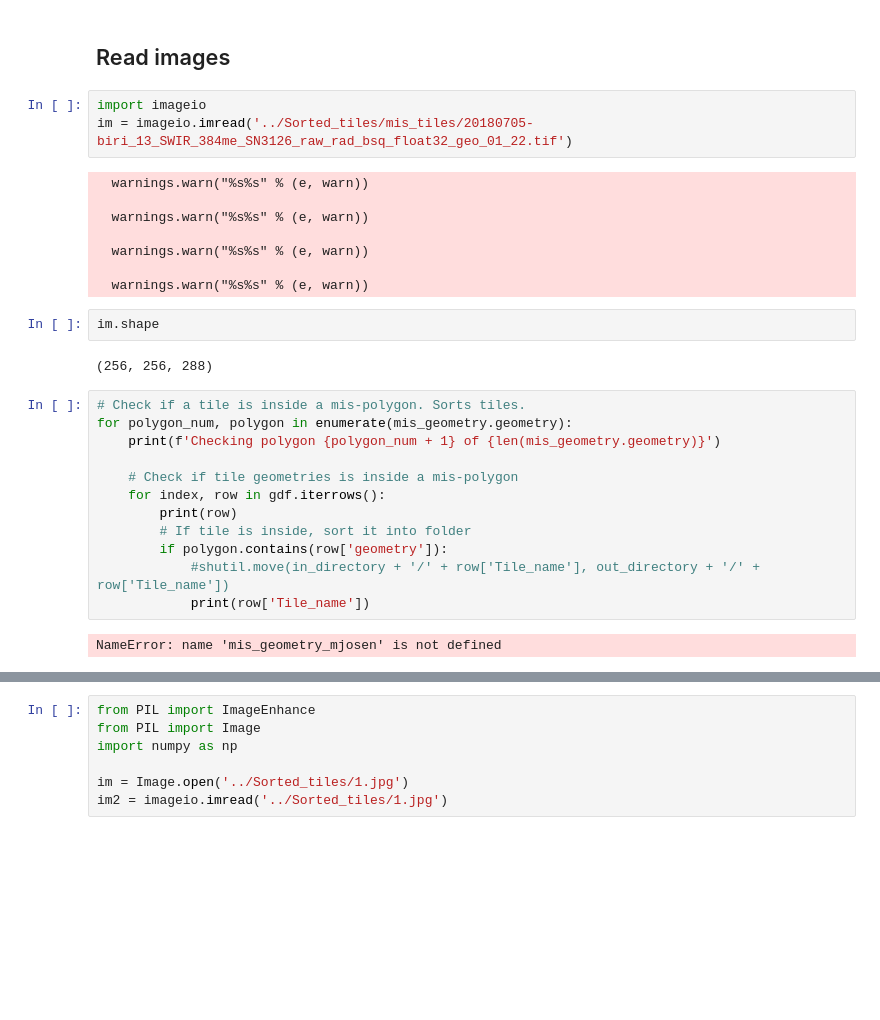
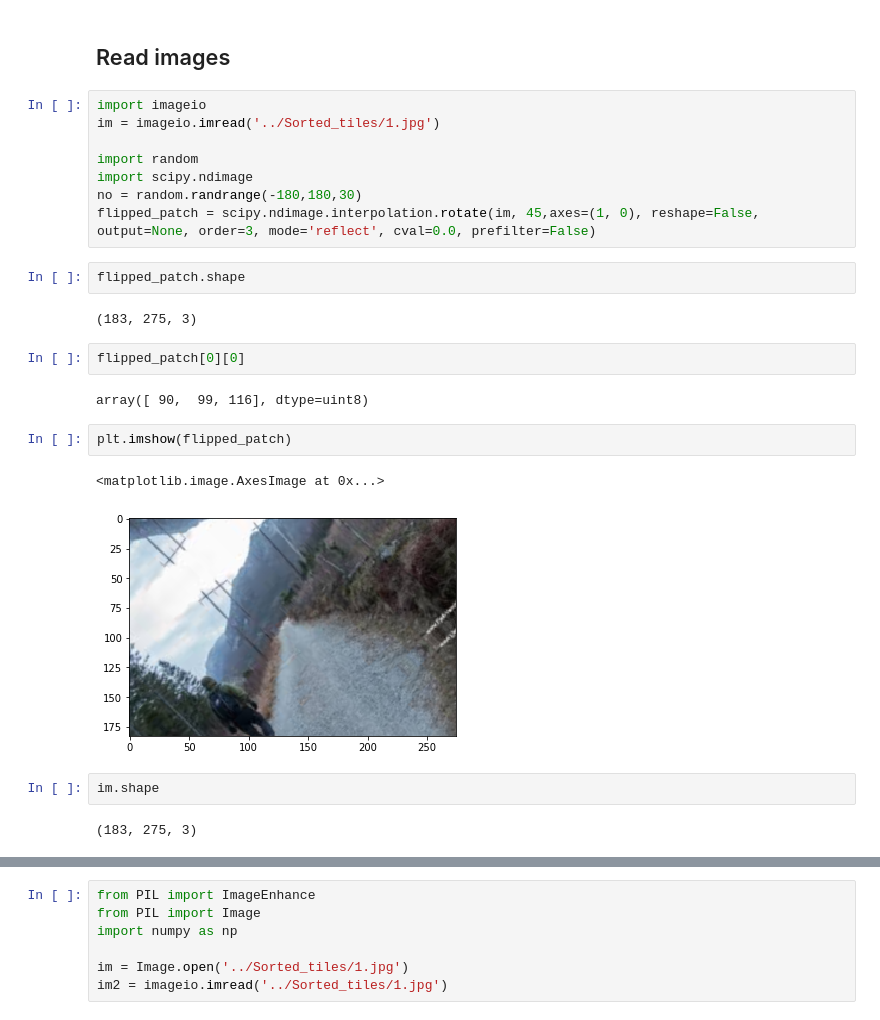
Before and after one commit to JonHidlePedersen/Master-thesis-Jon-Hidle-Pedersen, a Jupyter notebook: Kode/Split_and_sort_tiles.ipynb, the cells around one changed output, grey strips where cells are left out. Drawn from its saved outputs; the diff is of its cells as text; blank space fills up the shorter version.

```diff
--- a/Kode/Split_and_sort_tiles.ipynb
+++ b/Kode/Split_and_sort_tiles.ipynb
@@ -325,31 +383,27 @@ labeled_tiles_bin.head()
 # %% [markdown]
 ## Read images
-# %%
-import imageio
-im = imageio.imread('../Sorted_tiles/mis_tiles/20180705-biri_13_SWIR_384me_SN3126_raw_rad_bsq_float32_geo_01_22.tif')
-# %% [output]
-  warnings.warn("%s%s" % (e, warn))
-
-  warnings.warn("%s%s" % (e, warn))
-
-  warnings.warn("%s%s" % (e, warn))
-
-  warnings.warn("%s%s" % (e, warn))
+# %%
+import imageio
+im = imageio.imread('../Sorted_tiles/1.jpg')
+
+import random
+import scipy.ndimage
+no = random.randrange(-180,180,30)
+flipped_patch = scipy.ndimage.interpolation.rotate(im, 45,axes=(1, 0), reshape=False, output=None, order=3, mode='reflect', cval=0.0, prefilter=False)
+# %%
+flipped_patch.shape
+# %% [output]
+(183, 275, 3)
+# %%
+flipped_patch[0][0]
+# %% [output]
+array([ 90,  99, 116], dtype=uint8)
+# %%
+plt.imshow(flipped_patch)
+# %% [output]
+<matplotlib.image.AxesImage at 0x...>
+[figure, added]
 # %%
 im.shape
 # %% [output]
-(256, 256, 288)
+(183, 275, 3)
-# %%
-# Check if a tile is inside a mis-polygon. Sorts tiles.
-for polygon_num, polygon in enumerate(mis_geometry.geometry):
-    print(f'Checking polygon {polygon_num + 1} of {len(mis_geometry.geometry)}')
-
-    # Check if tile geometries is inside a mis-polygon
-    for index, row in gdf.iterrows():
-        print(row)
-        # If tile is inside, sort it into folder
-        if polygon.contains(row['geometry']):
-            #shutil.move(in_directory + '/' + row['Tile_name'], out_directory + '/' + row['Tile_name'])
-            print(row['Tile_name'])
-# %% [output]
-NameError: name 'mis_geometry_mjosen' is not defined
```
Also changed, not shown: parts of 13 cells of this notebook, 3 other files.
